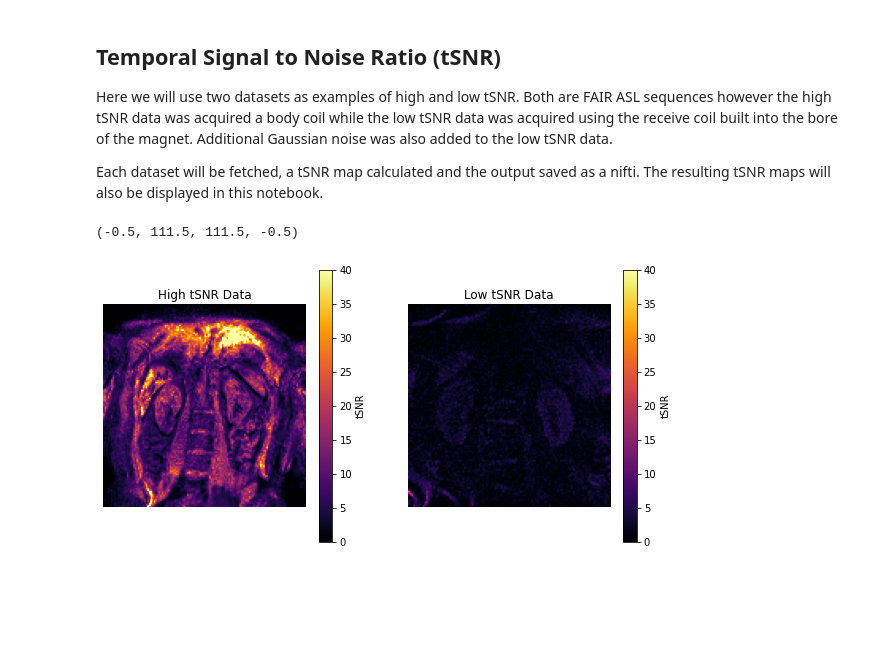
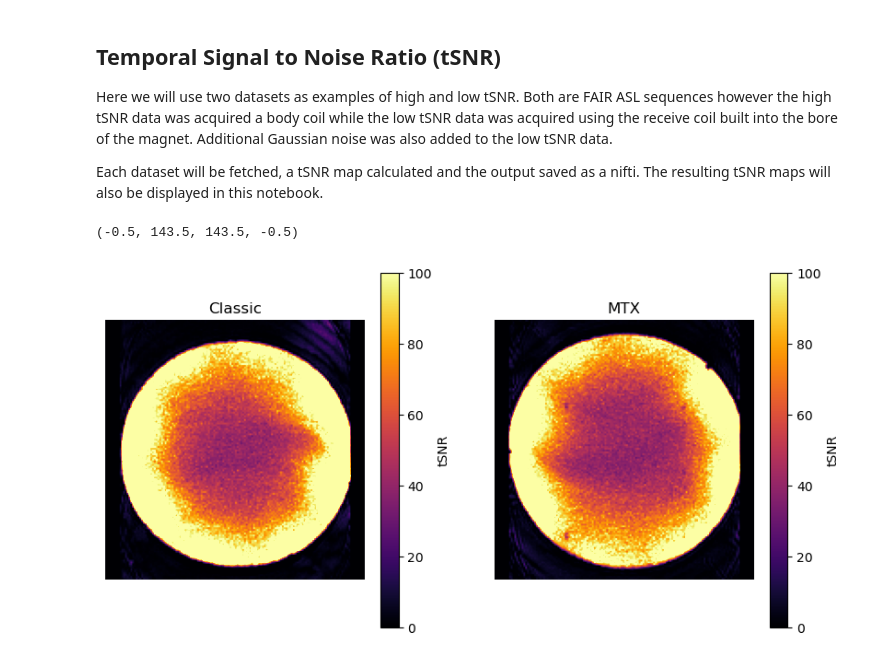
Before and after one commit to nottingham-neuroimaging/qa, a Jupyter notebook: fMRI_report_python/tutorials/qa.ipynb, the cells around one changed output. Cells and saved outputs as stored; diff of their text form; code cells hidden in the pictures; blank space fills up the shorter version.

```diff
--- a/fMRI_report_python/tutorials/qa.ipynb
+++ b/fMRI_report_python/tutorials/qa.ipynb
@@ -13 +30,8 @@ print(sys.path)
+# %%
+def load_data(inputdatafilename):
+    #Function to load in data
+    #Needs an input arg
+    data = nib.load(inputdatafilename)
+    image = data.get_fdata()
+    return image, data.affine
 # %%
@@ -186,31 +177,29 @@ acquired a body coil while the low tSNR data was acquired using the receive coil
 
 Each dataset will be fetched, a tSNR map calculated and the output saved as a nifti. The resulting tSNR maps will also be displayed in this notebook.
 # %%
-# Fetch data
-high_tsnr_data, high_tsnr_affine = fetch.tsnr_high_philips()
-# Calculate tSNR map
-high_tsnr_obj = snr.Tsnr(high_tsnr_data, high_tsnr_affine)
-# Save as nifti
-high_tsnr_obj.to_nifti(OUTPUT_DIR, 'high_quality_data')
+# need to remove noise scan
+imgm_cla_nn = imgm_cla[:, :, :, :-1]  # Exclude the last volume along the time dimension
+imgm_mtx_nn = imgm_mtx[:, :, :, :-1]  # Exclude the last volume along the time dimension
 
-# Process low tSNR data in the same way
-low_tsnr_data, low_tsnr_affine = fetch.tsnr_low_philips()
-low_tsnr_obj = snr.Tsnr(low_tsnr_data, low_tsnr_affine)
-low_tsnr_obj.to_nifti(OUTPUT_DIR, 'low_quality_data')
+
+tsnr_obj_cla = snr.Tsnr(imgm_cla_nn, imgm_cla_affine)
+tsnr_obj_cla.to_nifti(OUTPUT_DIR, 'classic_tsnr')
+tsnr_obj_mtx = snr.Tsnr(imgm_mtx_nn, imgm_mtx_affine)
+tsnr_obj_mtx.to_nifti(OUTPUT_DIR, 'mtx_tsnr')
 
 # Display both tSNR maps in the same figure with the same colour scale
 fig, (ax1, ax2) = plt.subplots(1, 2, figsize=(10, 5))
-im = ax1.imshow(np.rot90(high_tsnr_obj.tsnr_map[:, :, 2]), cmap='inferno', clim=(0, 40))
+im = ax1.imshow(np.rot90(tsnr_obj_cla.tsnr_map[:, :, 2]), cmap='inferno', clim=(0, 100))
 cb = fig.colorbar(im, ax=ax1)
 cb.set_label('tSNR')
-ax1.set_title('High tSNR Data')
+ax1.set_title('Classic')
 ax1.axis('off')
 
-im = ax2.imshow(np.rot90(low_tsnr_obj.tsnr_map[:, :, 2], -1), cmap='inferno', clim=(0, 40))
+im = ax2.imshow(np.rot90(tsnr_obj_mtx.tsnr_map[:, :, 2], -1), cmap='inferno', clim=(0, 100))
 cb = fig.colorbar(im, ax=ax2)
 cb.set_label('tSNR')
-ax2.set_title('Low tSNR Data')
+ax2.set_title('MTX')
 ax2.axis('off')
 # %% [output]
-(-0.5, 111.5, 111.5, -0.5)
+(-0.5, 143.5, 143.5, -0.5)
-[figure, old version]
+[figure, new version]
```
Also changed, not shown: parts of 15 cells of this notebook, 10 other files.
